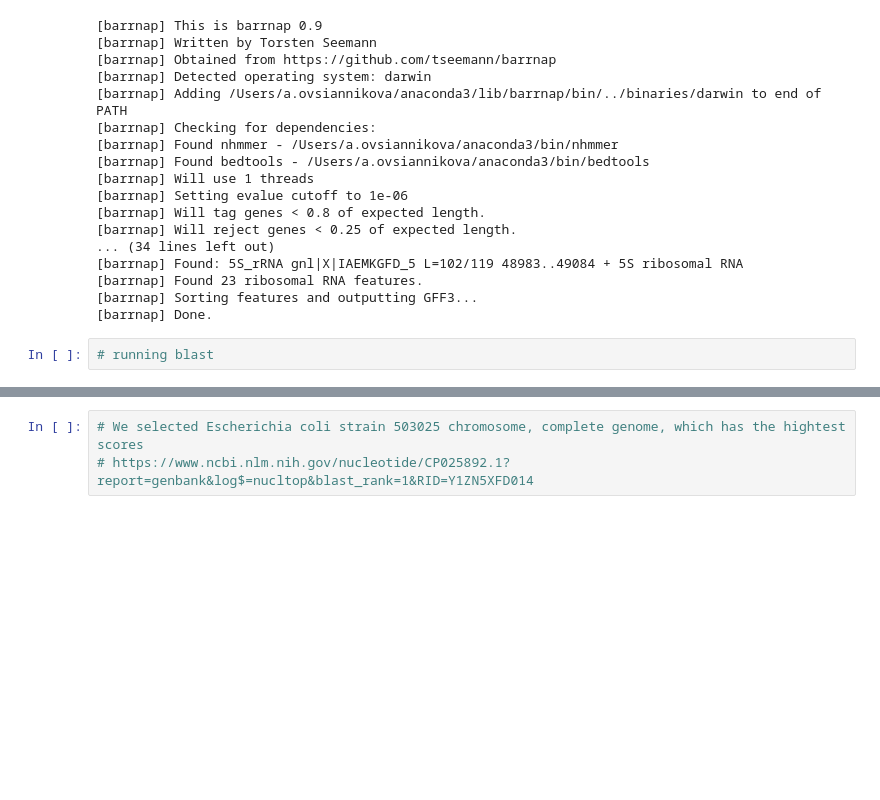
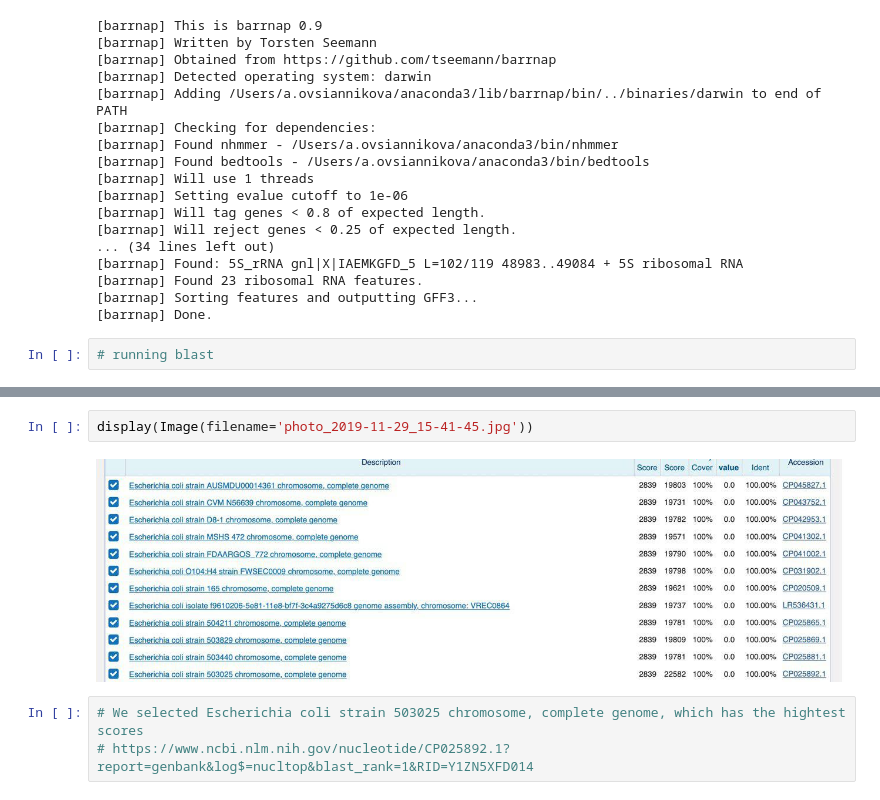
Before and after one commit to alexmorphine/bioinformatics_workshops, a Jupyter notebook: Project3/project3_log_l.ipynb, the cells around one changed output, grey strips where cells are left out. Cells and saved outputs as stored; diff of their text form; blank space fills up the shorter version.

```diff
--- a/Project3/project3_log_l.ipynb
+++ b/Project3/project3_log_l.ipynb
@@ -157,3 +156,7 @@ pd.read_csv('data/2_spades.tsv', sep='\t')
+# %%
+display(Image(filename='photo_2019-11-29_15-41-45.jpg'))
+# %% [output]
+[figure, added]
 # %%
 # We selected Escherichia coli strain 503025 chromosome, complete genome, which has the hightest scores
 # https://www.ncbi.nlm.nih.gov/nucleotide/CP025892.1?report=genbank&log$=nucltop&blast_rank=1&RID=Y1ZN5XFD014
```
Also changed, not shown: parts of 2 cells of this notebook.
